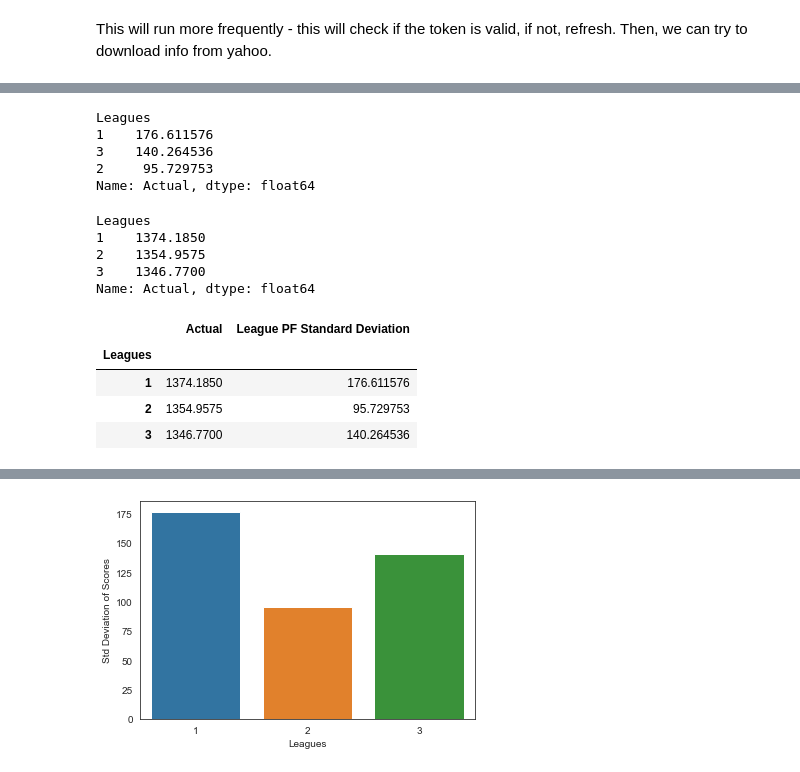
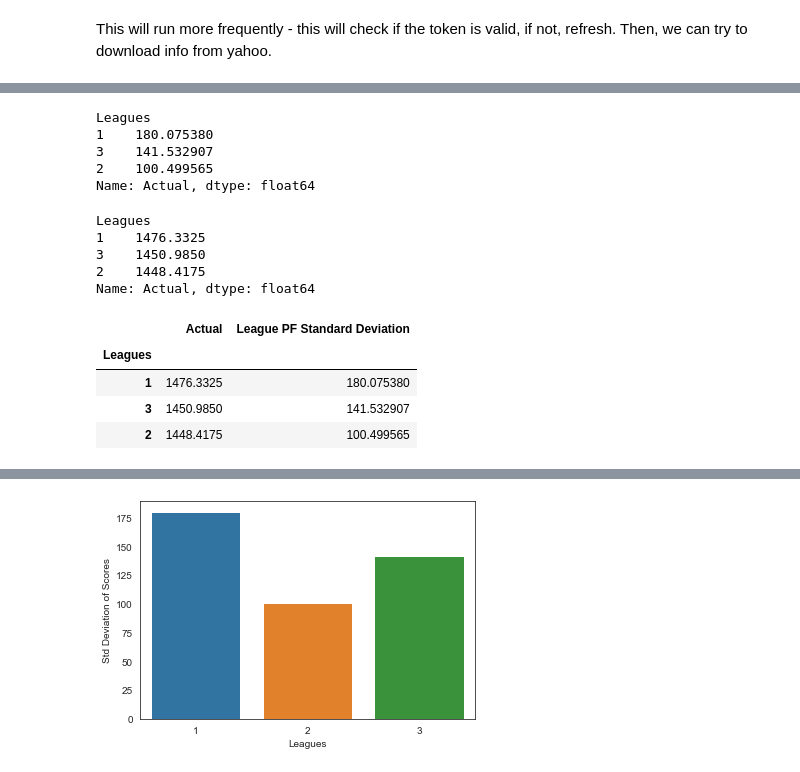
Before and after one commit to AlexEJerome/QUESTFantasyFootball, a Jupyter notebook: notebooks/YahooOAuth-Standings-z-score.ipynb, the cells around one changed output, grey strips where cells are left out. Drawn from its saved outputs; the diff is of its cells as text; code cells hidden in the pictures.

```diff
--- a/notebooks/YahooOAuth-Standings-z-score.ipynb
+++ b/notebooks/YahooOAuth-Standings-z-score.ipynb
@@ -42,7 +42,7 @@ series_wins = pd.Series()
 series_losses = pd.Series()
 series_ties = pd.Series()
 
-weeks = 12
+weeks = 13
 
 for league_num, league_id in enumerate(league_ids):
     for week in range(1, weeks+1):
@@ -190,16 +192,16 @@ display(df_z)
 Leagues
-1    176.611576
-3    140.264536
-2     95.729753
+1    180.075380
+3    141.532907
+2    100.499565
 Name: Actual, dtype: float64
 Leagues
-1    1374.1850
-2    1354.9575
-3    1346.7700
+1    1476.3325
+3    1450.9850
+2    1448.4175
 Name: Actual, dtype: float64
 |  | Actual | League PF Standard Deviation |
 | Leagues |  |  |
-| 1 | 1374.1850 | 176.611576 |
-| 2 | 1354.9575 | 95.729753 |
-| 3 | 1346.7700 | 140.264536 |
+| 1 | 1476.3325 | 180.075380 |
+| 3 | 1450.9850 | 141.532907 |
+| 2 | 1448.4175 | 100.499565 |
 |  | Old Rank | Team Names | Wins | Losses | Ties | Cohort | Leagues | mean | std | min | 25% | ... |
@@ -222 +224 @@ Name: Actual, dtype: float64
-[figure, old version]
+[figure, new version]
```
Also changed, not shown: parts of 2 cells of this notebook.
